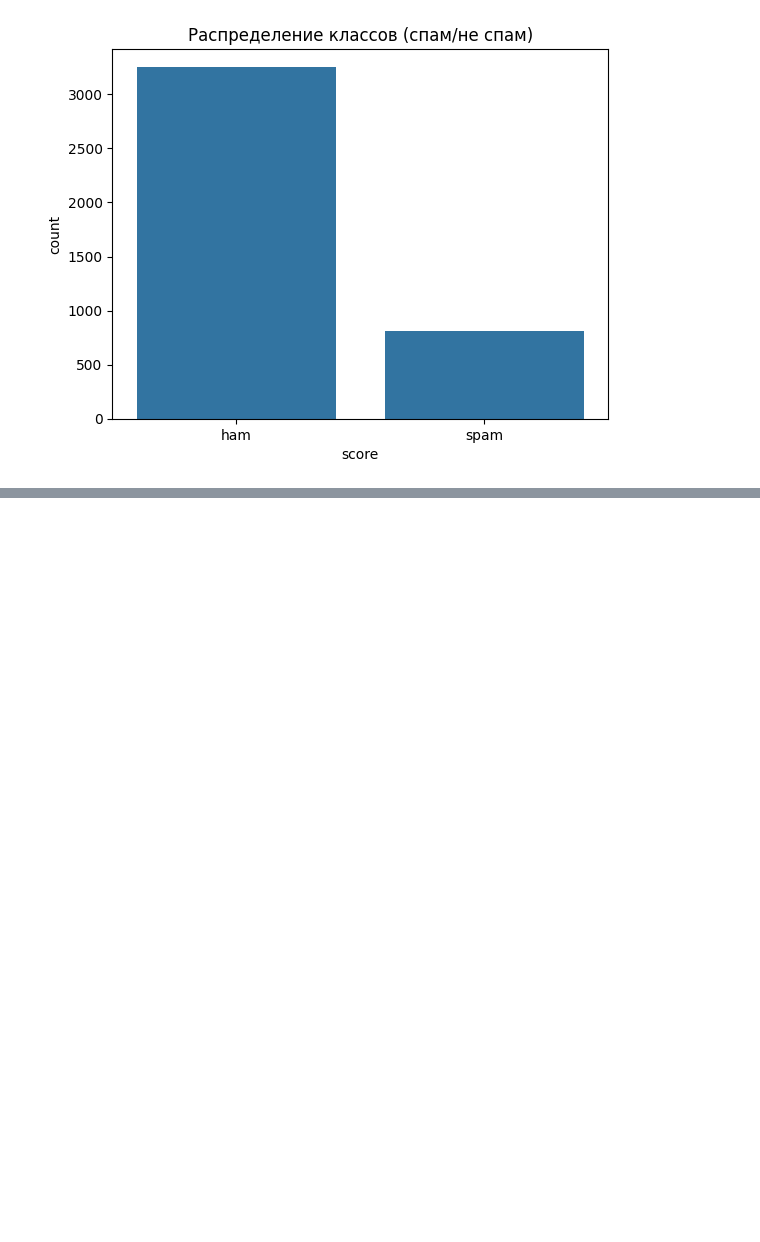
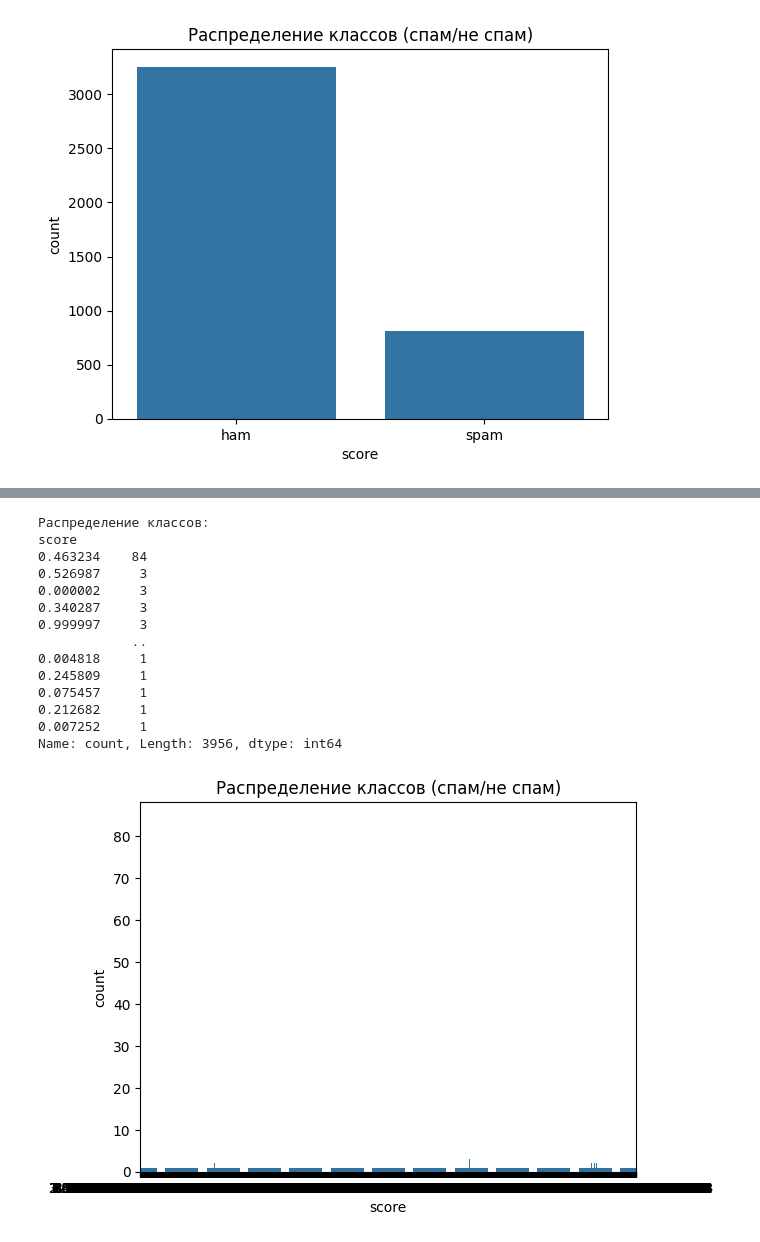
Before and after one commit to DenHax/spam-filter, a Jupyter notebook: deryabin-ml.ipynb, the cells around one changed output, grey strips where cells are left out. Drawn from its saved outputs; the diff is of its cells as text; code cells hidden in the pictures; blank space fills up the shorter version.

```diff
--- a/deryabin-ml.ipynb
+++ b/deryabin-ml.ipynb
@@ -210,0 +268,25 @@ Name: count, dtype: int64
+# %%
+scored_data = pd.read_csv("scored_results_w2v.csv")
+class_counts = scored_data['score'].value_counts()
+print("Распределение классов:")
+print(class_counts)
+
+sns.countplot(x='score', data=scored_data)
+plt.title("Распределение классов (спам/не спам)")
+plt.show()
+# %% [output]
+Распределение классов:
+score
+0.463234    84
+0.526987     3
+0.000002     3
+0.340287     3
+0.999997     3
+            ..
+0.004818     1
+0.245809     1
+0.075457     1
+0.212682     1
+0.007252     1
+Name: count, Length: 3956, dtype: int64
+[figure, added]
```
Also changed, not shown: parts of 18 cells of this notebook, 4 other files.
